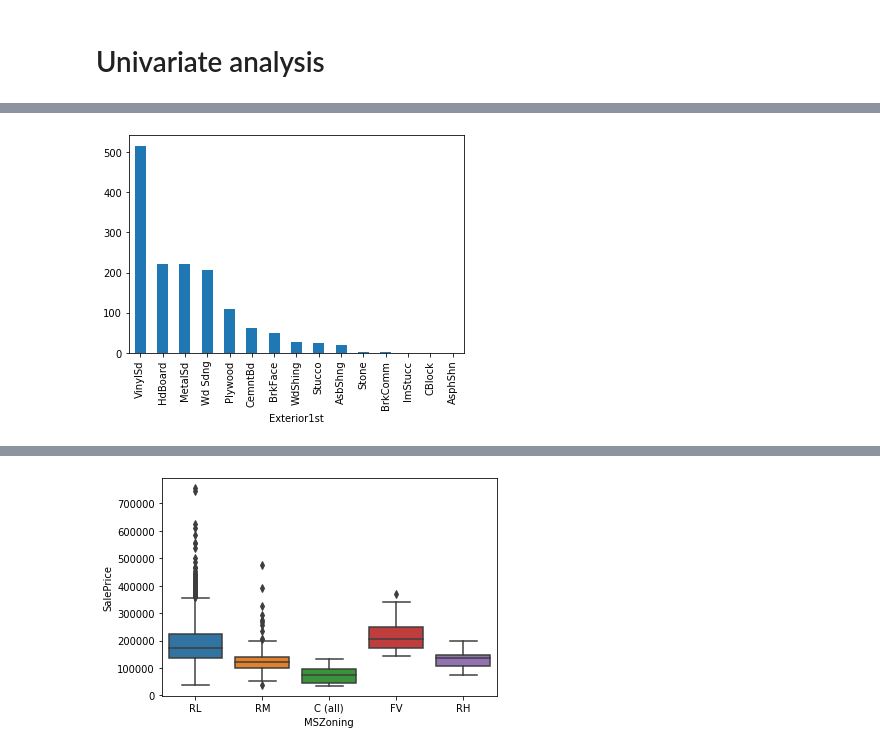
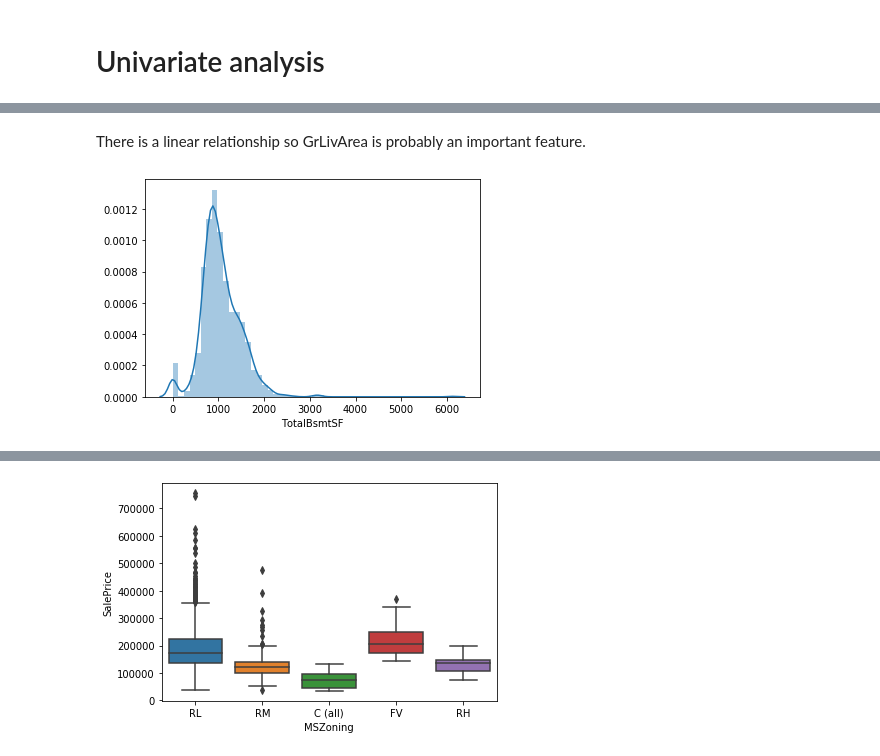
Before and after one commit to PierreExeter/kaggle-house-prices, a Jupyter notebook: 0_exploratory_data_analysis.ipynb, the cells around one changed output, grey strips where cells are left out. Drawn from its saved outputs; the diff is of its cells as text; code cells hidden in the pictures.

```diff
--- a/0_exploratory_data_analysis.ipynb
+++ b/0_exploratory_data_analysis.ipynb
@@ -115,10 +131,10 @@ train_column = train.columns
 # %% [markdown]
 # Univariate analysis
 # %%
-def plot_univariate(df, col):
+def plot_univariate(df, col, categorical=None):
     """ plot histogram of column col in train data """
 
-    if df[col].dtypes == object:
+    if df[col].dtypes == object or categorical:
         # for categorical variables
         df[col].value_counts().plot(kind='bar')
 
@@ -130,15 +146,15 @@ def plot_univariate(df, col):
     plt.xlabel(col)
 
 
-def plot_bivariate(df, col):
+def plot_bivariate(df, col, categorical=None):
     """ plot scatter or boxplot of SalePrice vs col """
 
-    if df[col].dtypes == object:
+    if df[col].dtypes == object or categorical:
         # for categorical variables
         sns.boxplot(x=col, y='SalePrice', data=df)
 
     else:
         # for numerical variables
-        df.plot.scatter(x=col, y='SalePrice') #, ylim=(0,800000))
+        df.plot.scatter(x=col, y='SalePrice', c="b", ylim=(0,800000))
 
     plt.xlabel(col)
@@ -172,4 +205,6 @@ Here the distribution of the feature is more or less Gaussian, which is good.
+# %% [markdown]
+There is a linear relationship so GrLivArea is probably an important feature.
 # %%
-plot_univariate(train, 'Exterior1st')
+plot_univariate(train, 'TotalBsmtSF')
 # %% [output]
-[figure, old version]
+[figure, new version]
```
Also changed, not shown: parts of 33 cells of this notebook, 46 other files.
